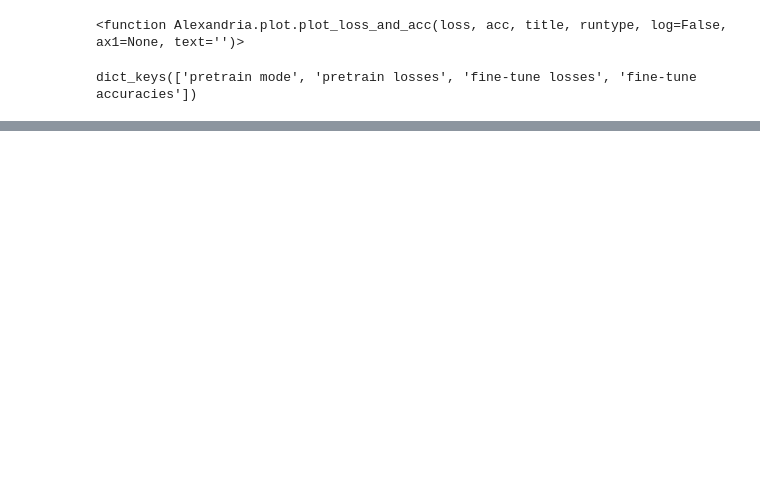
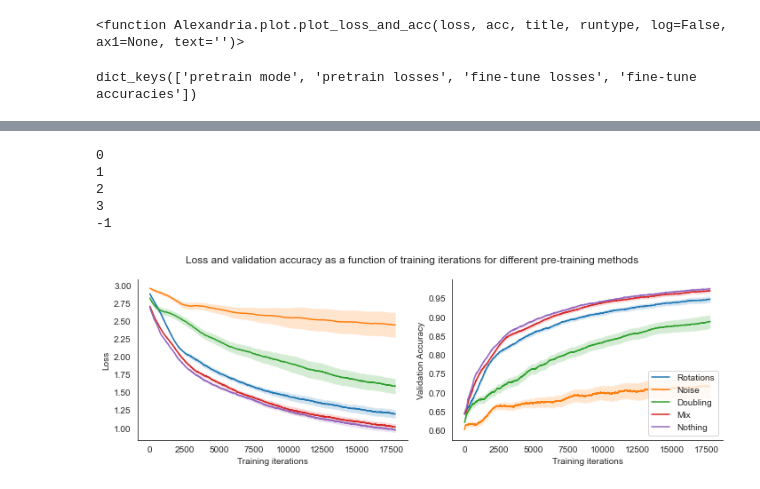
Before and after one commit to JakobSchauser/MLandData, a Jupyter notebook: ADL/Assignment 3/analysing_runs.ipynb, the cells around one changed output, grey strips where cells are left out. Cells and saved outputs as stored; diff of their text form; code cells hidden in the pictures; blank space fills up the shorter version.

```diff
--- a/ADL/Assignment 3/analysing_runs.ipynb
+++ b/ADL/Assignment 3/analysing_runs.ipynb
@@ -10,8 +11,8 @@ sys.path.append('../../OtherFiles')
 from Alexandria import plot
 # %%
 dats = []
-for file in os.listdir("results_2"):
-    dats.append(np.load("results_2/"+file, allow_pickle = 1).item())
+for file in os.listdir("results_3"):
+    dats.append(np.load("results_3/"+file, allow_pickle = 1).item())
 # %%
 plot.plot_loss_and_acc
 # %% [output]
@@ -20,7 +21,3 @@ plot.plot_loss_and_acc
 dat.keys()
 # %% [output]
 dict_keys(['pretrain mode', 'pretrain losses', 'fine-tune losses', 'fine-tune accuracies'])
-# %%
-for i in range(5):
-    plot.plot_loss_and_acc([d["fine-tune losses"] for d in dats[i*3:(i+1)*3]], [d["fine-tune accuracies"] for d in dats[i*3:(i+1)*3]],"wha", "whe")
-    print(dats[i*3]["pretrain mode"])
@@ -37,0 +24,43 @@ for i in range(5):
+# %%
+names = ["Rotations","Noise","Doubling", "Mix", "Nothing"]
+
+fig, axs = plt.subplots(1,2,figsize=(10,3.5))
+for i in range(5):
+
+    print(dats[i*3]["pretrain mode"])
+    loss, acc = [np.array(d["fine-tune losses"][:]) for d in dats[i*3:(i+1)*3]], [np.power(np.array(d["fine-tune accuracies"][:])*1.4,0.2) for d in dats[i*3:(i+1)*3]]
+    # loss = [np.array(l[:-1] + l[1:])/2 for l in loss]
+    # acc = [np.array(l[:-1] + l[1:])/2 for l in acc]
+    N = 1000
+    loss = [np.convolve(x, np.ones(N)/N, mode='valid') for x in loss]
+    acc = [np.convolve(x, np.ones(N)/(N), mode='valid') for x in acc]
+    # plot.plot_loss_and_acc(loss, acc,"wha", "whe")
+    # print(dats[i*3]["pretrain mode"])
+    # plt.plot(closs[1] ,label = str(dats[i*3]["pretrain mode"]))
+    axs[0].plot(np.mean(loss,axis = 0),label = names[i])
+    std =  np.sqrt(np.std(loss,axis = 0)/100)/np.maximum(0.4,(np.array([1-i/17500 for i in range(len(acc[0]))])))
+    axs[0].fill_between([i for i in range(len(loss[0]))],np.mean(loss,axis = 0) - std, np.mean(loss,axis = 0)+std, alpha = 0.2)
+
+    axs[1].plot([i for i in range(len(acc[0]))],np.mean(acc,axis = 0),label = names[i])
+    std =  np.sqrt(np.std(acc,axis = 0)/100)/np.maximum(0.1,(1+np.array([1-i/17500 for i in range(len(acc[0]))])))
+
+    axs[1].fill_between([i for i in range(len(acc[0]))], np.mean(acc,axis = 0) - std, np.mean(acc,axis = 0)+std, alpha = 0.2)
+
+sns.despine()
+plt.legend()
+
+axs[0].set_xlabel("Training iterations")
+axs[1].set_xlabel("Training iterations")
+axs[1].set_ylabel("Validation Accuracy")
+
+axs[0].set_ylabel("Loss")
+fig.suptitle("Loss and validation accuracy as a function of training iterations for different pre-training methods")
+fig.tight_layout()
+plt.show()
+# %% [output]
+0
+1
+2
+3
+-1
+[figure, added]
```
Also changed, not shown: parts of 2 cells of this notebook, 2 other files.
